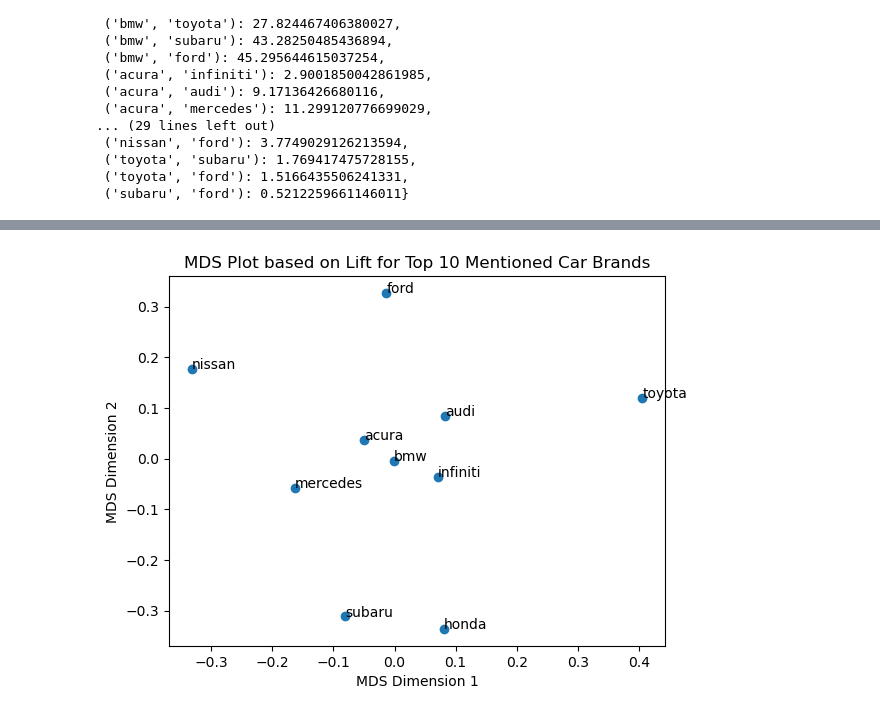
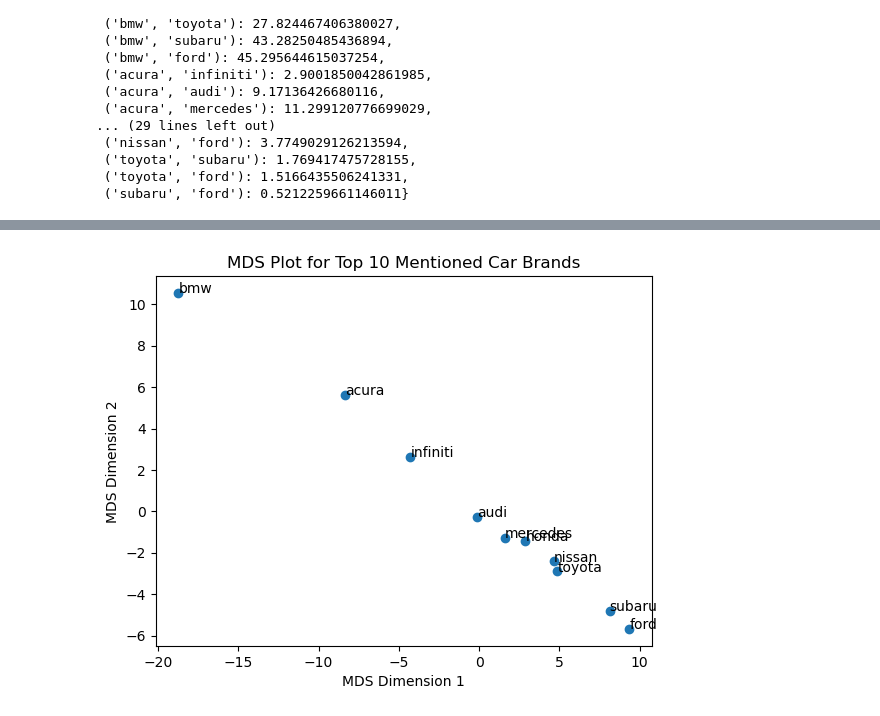
Before and after one commit to TeachFakerPlayingMid/INSY669-Text-Analytics-, a Jupyter notebook: Task A.ipynb, the cells around one changed output, grey strips where cells are left out. Drawn from its saved outputs; the diff is of its cells as text; code cells hidden in the pictures.

```diff
--- a/Task A.ipynb
+++ b/Task A.ipynb
@@ -549,3 +549,12 @@ lift_dict
  ('toyota', 'subaru'): 0.5651577503429356,
  ('toyota', 'ford'): 0.6593507087334248,
  ('subaru', 'ford'): 1.9185536888239592}
+# %%
+lift_df = pd.DataFrame(columns = top10_brands, index = top10_brands)
+# %%
+for key, value in lift_dict.items():
+    A = key[0]
+    B = key[1]
+
+    lift_df.loc[A, B] = value
+    lift_df.loc[B, A] = value
@@ -580,7 +605,7 @@ dissimilarity_dict
 # %%
 dissimilarity_df = pd.DataFrame(columns = top10_brands, index = top10_brands)
 # %%
-for key, value in lift_dict.items():
+for key, value in dissimilarity_dict.items():
     A = key[0]
     B = key[1]
 
@@ -612,14 +637,14 @@ mds_result = mds.fit_transform(dissimilarity_matrix)
 # %%
 # Plot the MDS result
 plt.scatter(mds_result[:, 0], mds_result[:, 1])
 
 # Annotate points with feature names
 for i, txt in enumerate(top10_brands):
     plt.annotate(txt, (mds_result[i, 0], mds_result[i, 1]))
 
-plt.title('MDS Plot based on Lift for Top 10 Mentioned Car Brands')
+plt.title('MDS Plot for Top 10 Mentioned Car Brands')
 plt.xlabel('MDS Dimension 1')
 plt.ylabel('MDS Dimension 2')
 plt.show()
 # %% [output]
-[figure, old version]
+[figure, new version]
```
Also changed, not shown: parts of 4 cells of this notebook, 1 other file.
